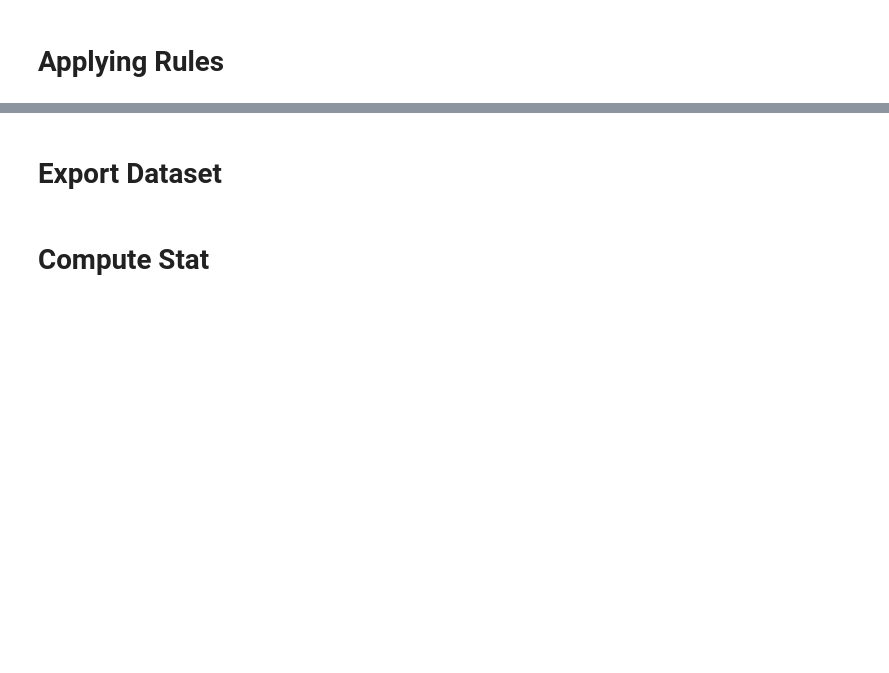
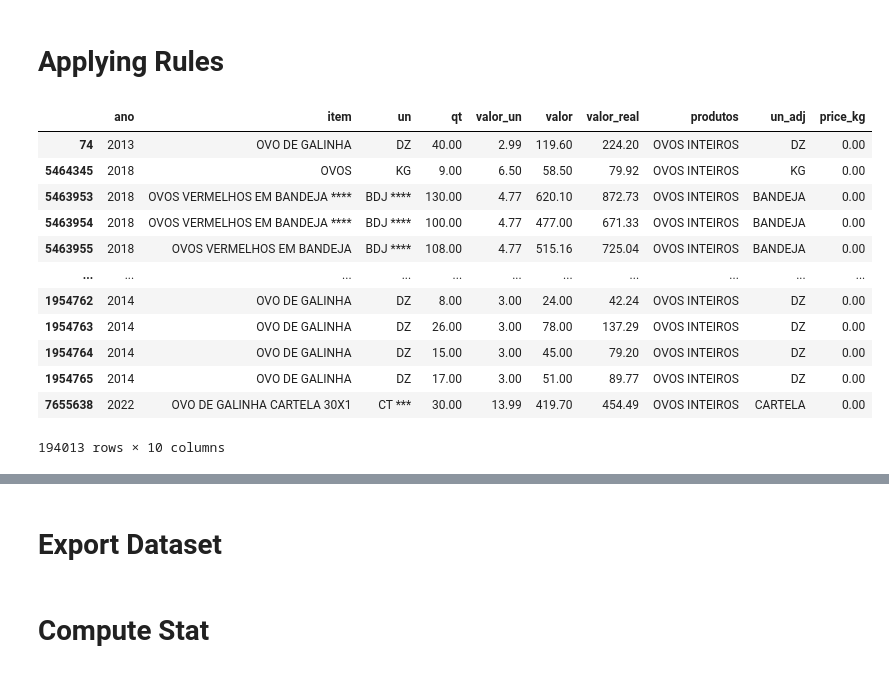
Before and after one commit to JailsonS/ics_data_cleaning, a Jupyter notebook: 02_convert_to_kg.ipynb, the cells around one changed output, grey strips where cells are left out. Saved outputs shown, nothing was run; the diff lists cells and outputs as text; code cells hidden in the pictures; blank space fills up the shorter version.

```diff
--- a/02_convert_to_kg.ipynb
+++ b/02_convert_to_kg.ipynb
@@ -219,2 +241,21 @@ df_dataset_beef_cls.drop(['is_outlier_valor_un','quartile_range_valor_un','is_ou
+# %%
+df_dataset_beef_cls.loc[
+	(df_dataset_beef_cls['codigo'] == 41) &
+    (df_dataset_beef_cls['rule_apply'] == 0)
+][VIS_FIELDS + ['price_kg']].sort_values('price_kg', ascending=False)
+# %% [output]
+|  | ano | item | un | qt | valor_un | valor | valor_real | produtos | un_adj | price_kg |
+| 74 | 2013 | OVO DE GALINHA | DZ | 40.00 | 2.99 | 119.60 | 224.20 | OVOS INTEIROS | DZ | 0.00 |
+| 5464345 | 2018 | OVOS | KG | 9.00 | 6.50 | 58.50 | 79.92 | OVOS INTEIROS | KG | 0.00 |
+| 5463953 | 2018 | OVOS VERMELHOS EM BANDEJA **** | BDJ **** | 130.00 | 4.77 | 620.10 | 872.73 | OVOS INTEIROS | BANDEJA | 0.00 |
+| 5463954 | 2018 | OVOS VERMELHOS EM BANDEJA **** | BDJ **** | 100.00 | 4.77 | 477.00 | 671.33 | OVOS INTEIROS | BANDEJA | 0.00 |
+| 5463955 | 2018 | OVOS VERMELHOS EM BANDEJA | BDJ **** | 108.00 | 4.77 | 515.16 | 725.04 | OVOS INTEIROS | BANDEJA | 0.00 |
+| ... | ... | ... | ... | ... | ... | ... | ... | ... | ... | ... |
+| 1954762 | 2014 | OVO DE GALINHA | DZ | 8.00 | 3.00 | 24.00 | 42.24 | OVOS INTEIROS | DZ | 0.00 |
+| 1954763 | 2014 | OVO DE GALINHA | DZ | 26.00 | 3.00 | 78.00 | 137.29 | OVOS INTEIROS | DZ | 0.00 |
+| 1954764 | 2014 | OVO DE GALINHA | DZ | 15.00 | 3.00 | 45.00 | 79.20 | OVOS INTEIROS | DZ | 0.00 |
+| 1954765 | 2014 | OVO DE GALINHA | DZ | 17.00 | 3.00 | 51.00 | 89.77 | OVOS INTEIROS | DZ | 0.00 |
+| 7655638 | 2022 | OVO DE GALINHA CARTELA 30X1 | CT *** | 30.00 | 13.99 | 419.70 | 454.49 | OVOS INTEIROS | CARTELA | 0.00 |
+194013 rows × 10 columns
 # %%
 sns.boxenplot(data=df_dataset_beef_cls.loc[
```
Also changed, not shown: parts of 20 cells of this notebook, 2 other files.
